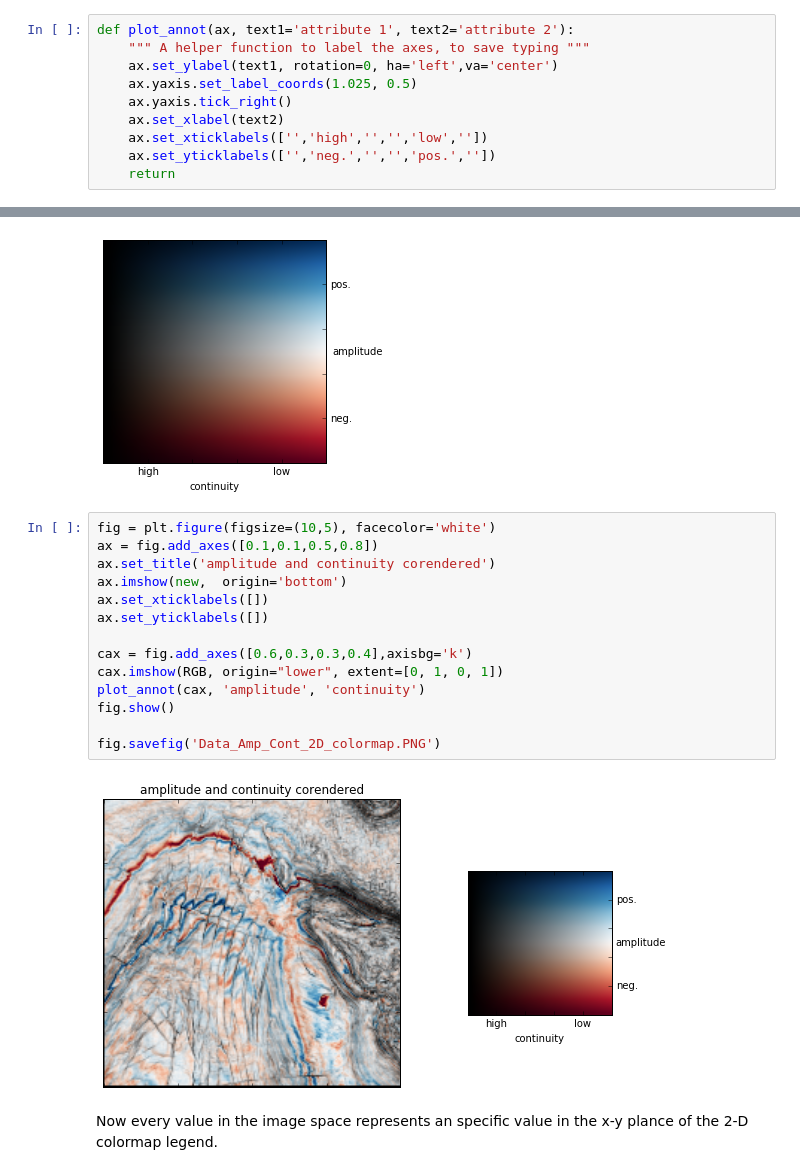
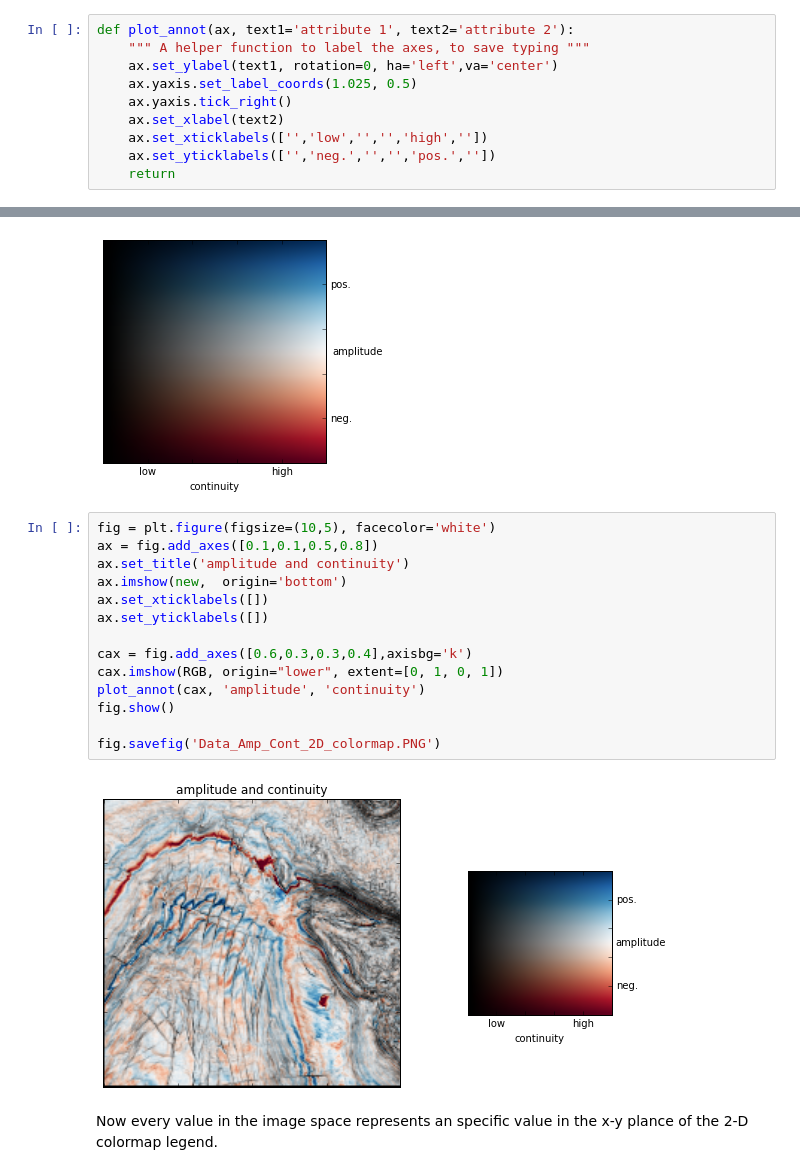
Before and after one commit to agilescientific/notebooks, a Jupyter notebook: time_slice_corendering.ipynb, the cells around one changed output, grey strips where cells are left out. Cells and saved outputs as stored; diff of their text form.

```diff
--- a/time_slice_corendering.ipynb
+++ b/time_slice_corendering.ipynb
@@ -152,7 +152,7 @@ def plot_annot(ax, text1='attribute 1', text2='attribute 2'):
     ax.yaxis.set_label_coords(1.025, 0.5)
     ax.yaxis.tick_right()
     ax.set_xlabel(text2)
-    ax.set_xticklabels(['','high','','','low',''])
+    ax.set_xticklabels(['','low','','','high',''])
     ax.set_yticklabels(['','neg.','','','pos.',''])
     return
 # %%
@@ -168,19 +168,19 @@ fig.show()
 # %%
 fig = plt.figure(figsize=(10,5), facecolor='white')
 ax = fig.add_axes([0.1,0.1,0.5,0.8])
-ax.set_title('amplitude and continuity corendered')
+ax.set_title('amplitude and continuity')
 ax.imshow(new,  origin='bottom')
 ax.set_xticklabels([])
 ax.set_yticklabels([])
 
 cax = fig.add_axes([0.6,0.3,0.3,0.4],axisbg='k')
 cax.imshow(RGB, origin="lower", extent=[0, 1, 0, 1])
 plot_annot(cax, 'amplitude', 'continuity')
 fig.show()
 
 fig.savefig('Data_Amp_Cont_2D_colormap.PNG')
 # %% [output]
-[figure, old version]
+[figure, new version]
 # %% [markdown]
 Now every value in the image space represents an specific value in the x-y plance of the 2-D colormap legend.
 # %% [markdown]
```
Also changed, not shown: parts of 4 cells of this notebook.
